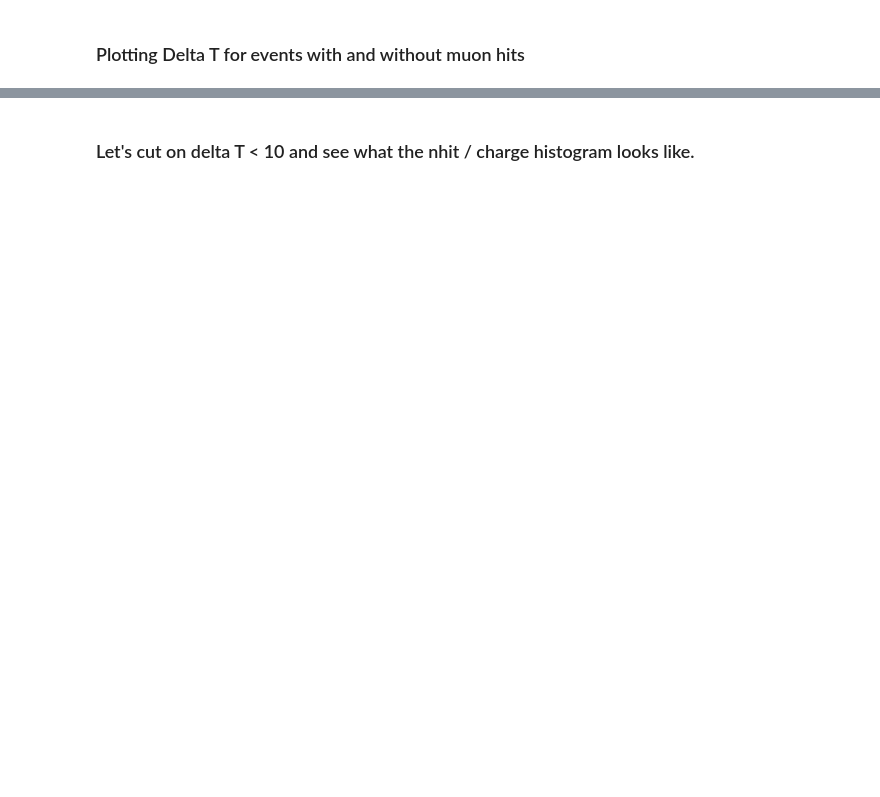
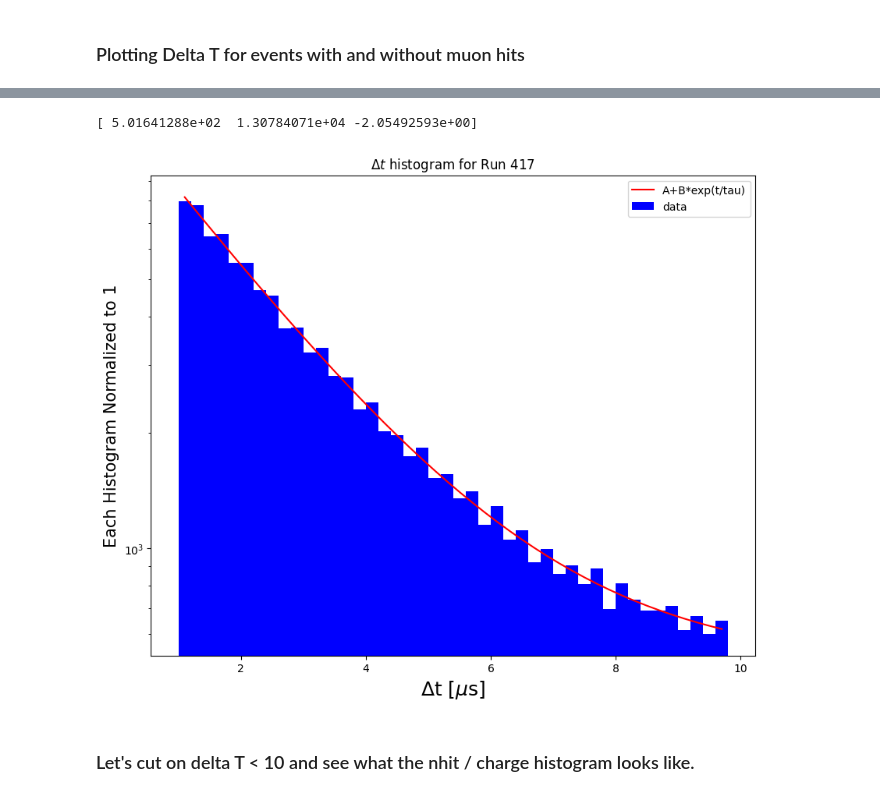
Before and after one commit to wtoslac/EosAnalyses, a Jupyter notebook: Wing/MuonAnalysis.ipynb, the cells around one changed output, grey strips where cells are left out. Drawn from its saved outputs; the diff is of its cells as text; code cells hidden in the pictures; blank space fills up the shorter version.

```diff
--- a/Wing/MuonAnalysis.ipynb
+++ b/Wing/MuonAnalysis.ipynb
@@ -226,34 +259,37 @@ for ie in range(1,len(bin_edges)):
 
 from scipy.optimize import curve_fit
 # Create the fit as a function
 # x = dependent var
 # a b c are the parameters
 def myfit(x,a,b,tau):
     return a+b*np.exp(x/tau)
 
 param0 = (0,100,-2)
 paramfit, paramErr = curve_fit(myfit,bin_centers,#[5:15],
                                count,#[5:15],
                                param0)
 
 print(paramfit)
 #paramfit[2]=2.2
 fitfun = myfit(bin_centers,paramfit[0],paramfit[1],paramfit[2])
 
 
-plt.figure(figsize=(10,8))
+plt.figure(figsize=(8,6))
 plt.title("$\Delta t$ histogram for Run "+run_number)
 plt.xlabel("$\Delta t [\mu s]$")
 plt.ylabel("Events Per Bin")
 #plt.xlim(0,10)
 plt.yscale('log')
 plt.plot(bin_centers,fitfun,"r",label="A+B*exp(t/tau)")
 plt.bar(bin_centers, count, color ='blue', width = 0.2, label="data")
 plt.xlabel("$\Delta$t [$\mu$s]",fontsize=18)
 plt.ylabel("Each Histogram Normalized to 1",fontsize=15)
 plt.legend()
 #plt.yscale('log')
 plt.show()
+# %% [output]
+[ 5.01641288e+02  1.30784071e+04 -2.05492593e+00]
+[figure, added]
 # %% [markdown]
 ### Let's cut on delta T < 10 and see what the nhit / charge histogram looks like.
 # %%
```
Also changed, not shown: parts of 15 cells of this notebook, 1 other file.
